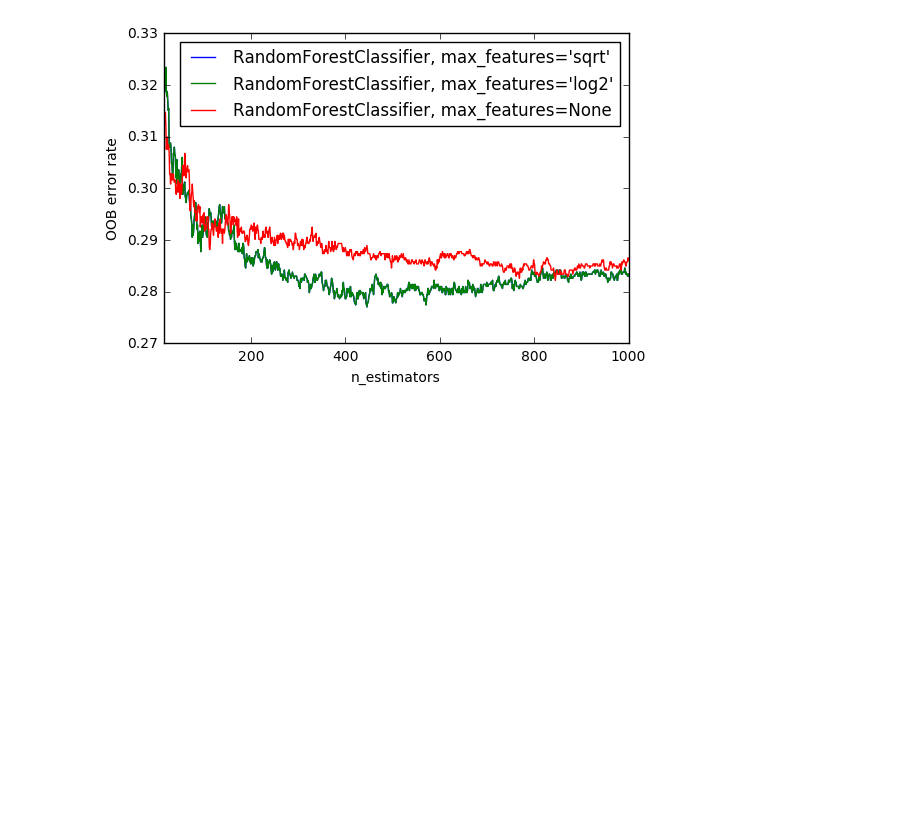
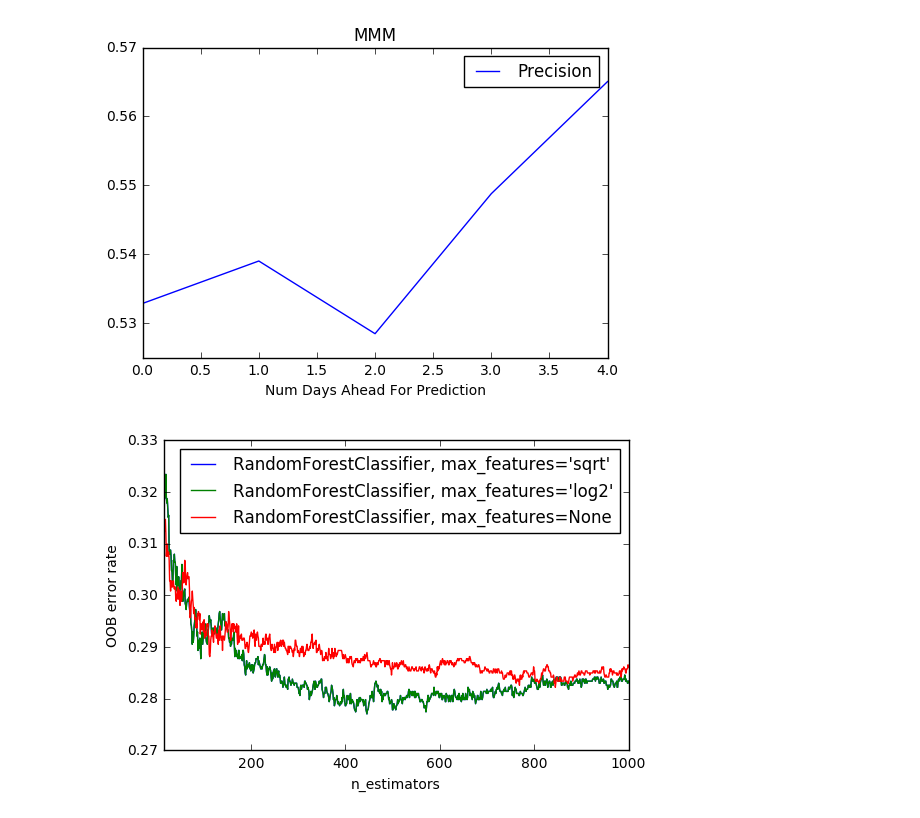
Before and after one commit to mcohenmcohen/Machine-Learning-Trading-Engine, a Jupyter notebook: test.ipynb, the cells around one changed output. Saved outputs shown, nothing was run; the diff lists cells and outputs as text; code cells hidden in the pictures; blank space fills up the shorter version.

```diff
--- a/test.ipynb
+++ b/test.ipynb
@@ -40,15 +163,0 @@ y = df['target'].values
-# %%
-rf = RandomForestClassifier(
-       n_estimators=500,
-       max_depth=None,
-       min_samples_leaf=10,
-       max_features='log2',
-       oob_score=True
-   )
-
-# Fit, train, and predit the model
-all_scores = m.predict_tscv(rf, X_train, y_train)
-print '====== Cross Val Mean Scores ======'
-for key in all_scores[0].keys():
-    mean_val = np.mean([d[key] for d in all_scores])
-    print '- %s: %s' % (key, mean_val)
@@ -72,0 +184,10 @@ f1_score  =  0.896103896104
+# %%
+score_name = 'precision_score'
+scores = [d[score_name] for d in all_scores]
+plt.plot(scores, label='Precision')
+plt.title(symbol)
+plt.xlabel('Num Days Ahead For Prediction')
+plt.legend()
+plt.show()
+# %% [output]
+[figure, added]
```
Also changed, not shown: parts of 6 cells of this notebook, 2 other files.
